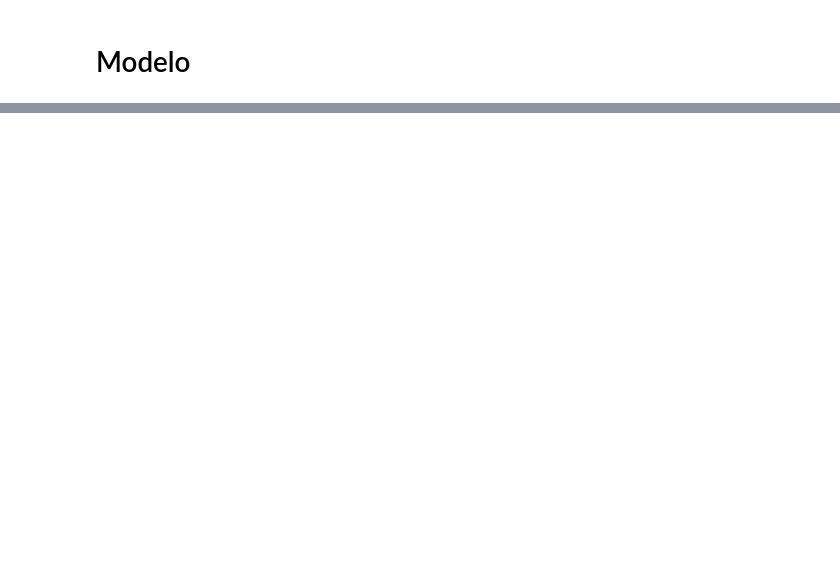
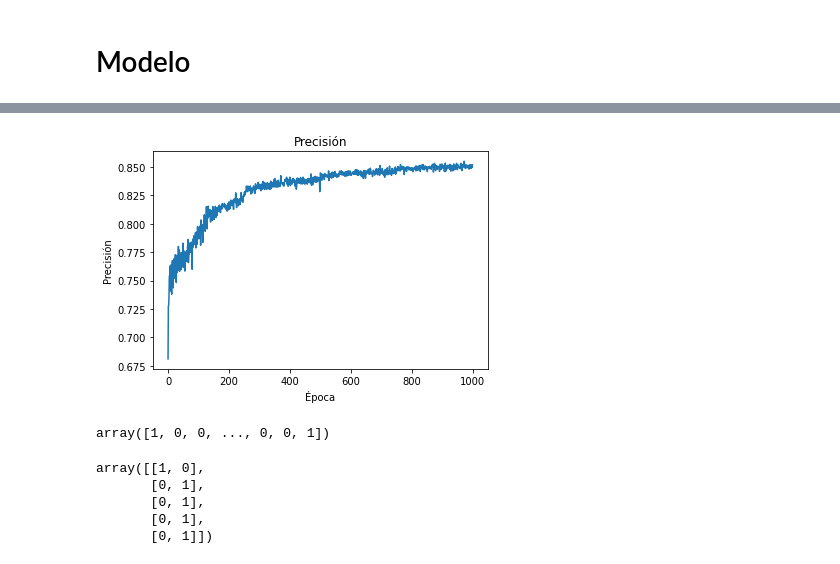
Before and after one commit to MattJCR/Churn_red_neuronal, a Jupyter notebook: Churn_red_neuronal.ipynb, the cells around one changed output, grey strips where cells are left out. Drawn from its saved outputs; the diff is of its cells as text; code cells hidden in the pictures; blank space fills up the shorter version.

```diff
--- a/Churn_red_neuronal.ipynb
+++ b/Churn_red_neuronal.ipynb
@@ -136,0 +479,30 @@ array([[0.99142714, 0.00857286],
+# %%
+# Graficar la evolución de la métrica de evaluación (en este caso, precisión)
+plt.plot(history.history['accuracy'])
+plt.title('Precisión')
+plt.xlabel('Época')
+plt.ylabel('Precisión')
+plt.show()
+# %% [output]
+[figure, added]
+# %%
+y_train
+# %% [output]
+array([1, 0, 0, ..., 0, 0, 1])
+# %%
+import numpy as np
+y_train_dual = []
+
+for value in y_train:
+    if value == 1:
+        y_train_dual.append([1, 0])
+    else:
+        y_train_dual.append([0, 1])
+y_train_dual = np.array(y_train_dual)
+y_train_dual[0:5]
+# %% [output]
+array([[1, 0],
+       [0, 1],
+       [0, 1],
+       [0, 1],
+       [0, 1]])
```
Also changed, not shown: parts of 37 cells of this notebook.
